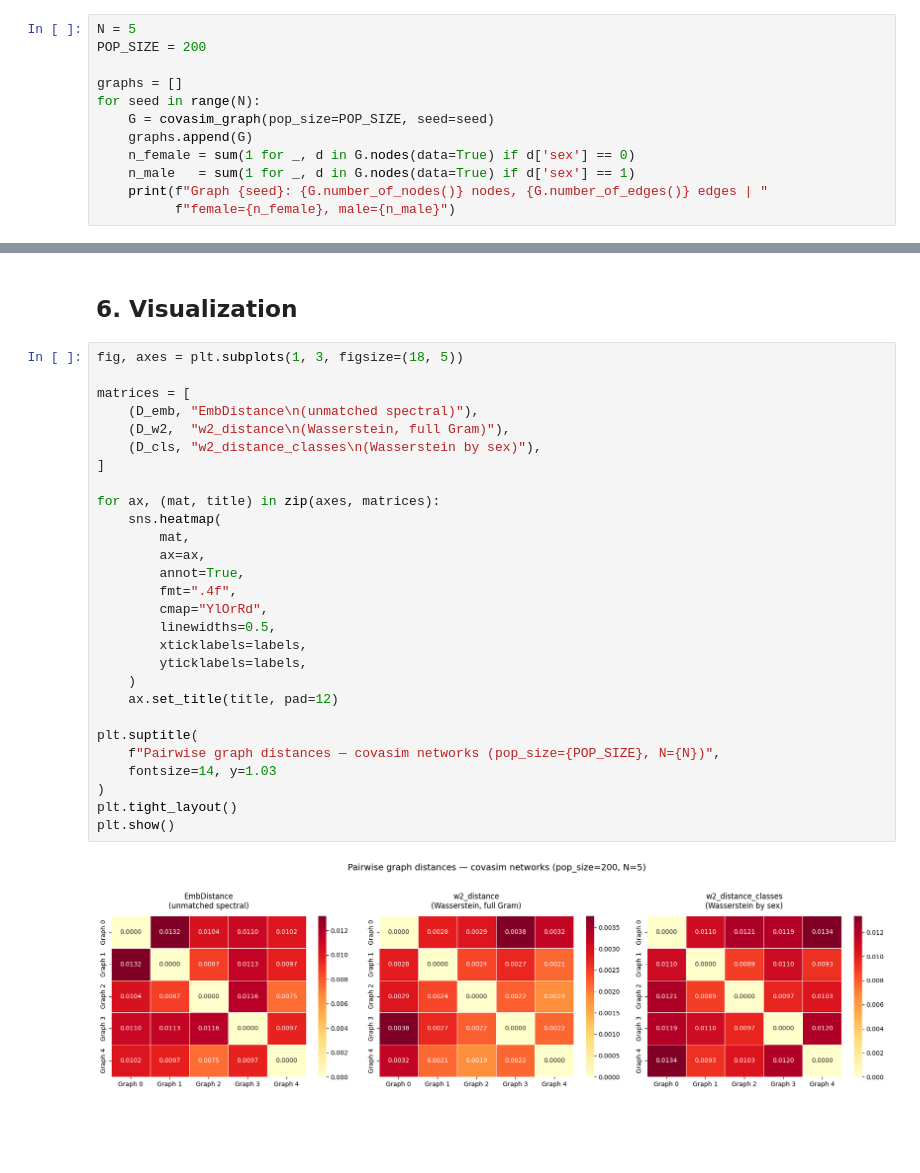
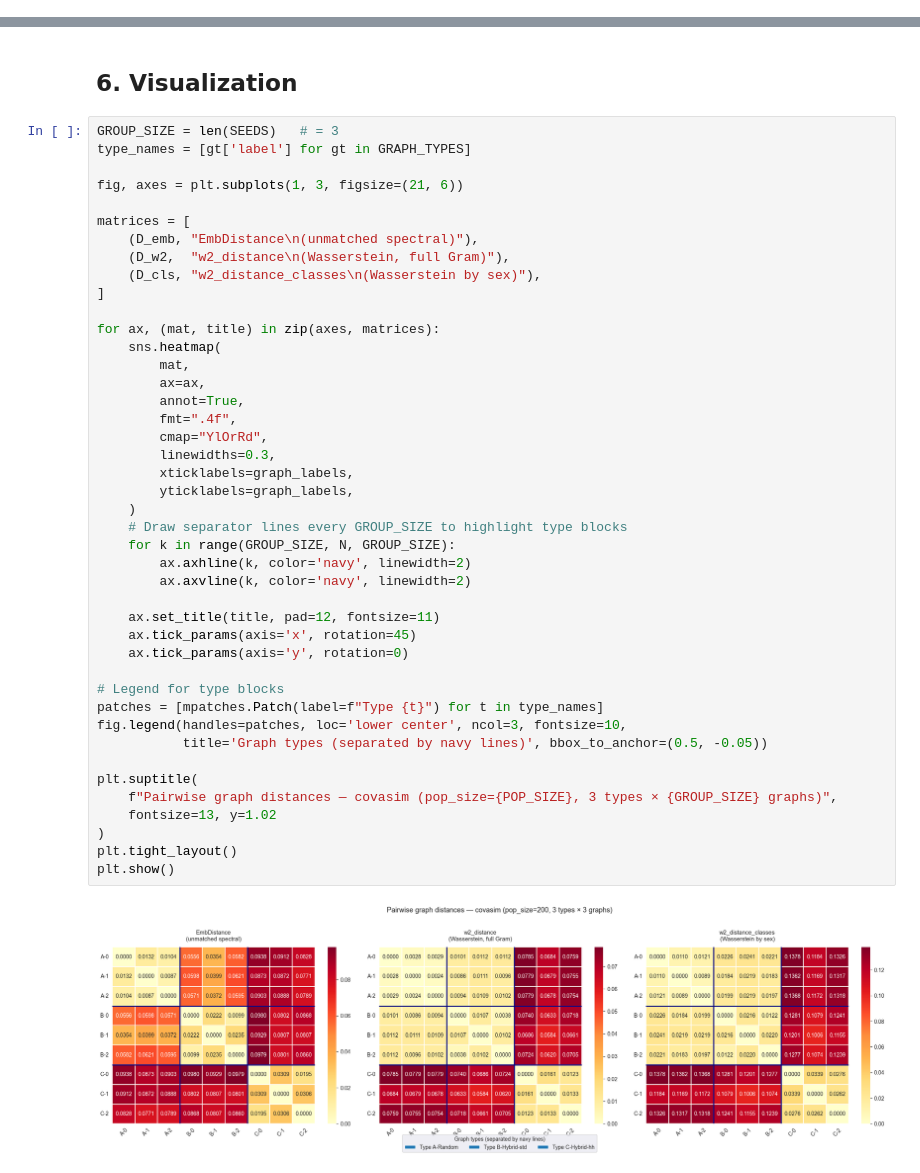
Before and after one commit to lessiogiulia2000-hue/thesis_code, a Jupyter notebook: notebooks/experiments/covasim_distances.ipynb, the cells around one changed output, grey strips where cells are left out. Cells and saved outputs as stored; diff of their text form; blank space fills up the shorter version.

```diff
--- a/notebooks/experiments/covasim_distances.ipynb
+++ b/notebooks/experiments/covasim_distances.ipynb
@@ -57,15 +71,3 @@ def covasim_graph(pop_size=200, seed=0):
         G.nodes[i]['age'] = float(sim.people.age[i])
 
     return G
-# %%
-N = 5
-POP_SIZE = 200
-
-graphs = []
-for seed in range(N):
-    G = covasim_graph(pop_size=POP_SIZE, seed=seed)
-    graphs.append(G)
-    n_female = sum(1 for _, d in G.nodes(data=True) if d['sex'] == 0)
-    n_male   = sum(1 for _, d in G.nodes(data=True) if d['sex'] == 1)
-    print(f"Graph {seed}: {G.number_of_nodes()} nodes, {G.number_of_edges()} edges | "
-          f"female={n_female}, male={n_male}")
@@ -189,32 +244,47 @@ w2_distance_classes matrix:
 # %% [markdown]
 ## 6. Visualization
 # %%
-fig, axes = plt.subplots(1, 3, figsize=(18, 5))
+GROUP_SIZE = len(SEEDS)   # = 3
+type_names = [gt['label'] for gt in GRAPH_TYPES]
+
+fig, axes = plt.subplots(1, 3, figsize=(21, 6))
 
 matrices = [
     (D_emb, "EmbDistance\n(unmatched spectral)"),
     (D_w2,  "w2_distance\n(Wasserstein, full Gram)"),
     (D_cls, "w2_distance_classes\n(Wasserstein by sex)"),
 ]
 
 for ax, (mat, title) in zip(axes, matrices):
     sns.heatmap(
         mat,
         ax=ax,
         annot=True,
         fmt=".4f",
         cmap="YlOrRd",
-        linewidths=0.5,
-        xticklabels=labels,
-        yticklabels=labels,
+        linewidths=0.3,
+        xticklabels=graph_labels,
+        yticklabels=graph_labels,
     )
-    ax.set_title(title, pad=12)
+    # Draw separator lines every GROUP_SIZE to highlight type blocks
+    for k in range(GROUP_SIZE, N, GROUP_SIZE):
+        ax.axhline(k, color='navy', linewidth=2)
+        ax.axvline(k, color='navy', linewidth=2)
+
+    ax.set_title(title, pad=12, fontsize=11)
+    ax.tick_params(axis='x', rotation=45)
+    ax.tick_params(axis='y', rotation=0)
+
+# Legend for type blocks
+patches = [mpatches.Patch(label=f"Type {t}") for t in type_names]
+fig.legend(handles=patches, loc='lower center', ncol=3, fontsize=10,
+           title='Graph types (separated by navy lines)', bbox_to_anchor=(0.5, -0.05))
 
 plt.suptitle(
-    f"Pairwise graph distances — covasim networks (pop_size={POP_SIZE}, N={N})",
-    fontsize=14, y=1.03
+    f"Pairwise graph distances — covasim (pop_size={POP_SIZE}, 3 types × {GROUP_SIZE} graphs)",
+    fontsize=13, y=1.02
 )
 plt.tight_layout()
 plt.show()
 # %% [output]
-[figure, old version]
+[figure, new version]
```
Also changed, not shown: parts of 10 cells of this notebook.
